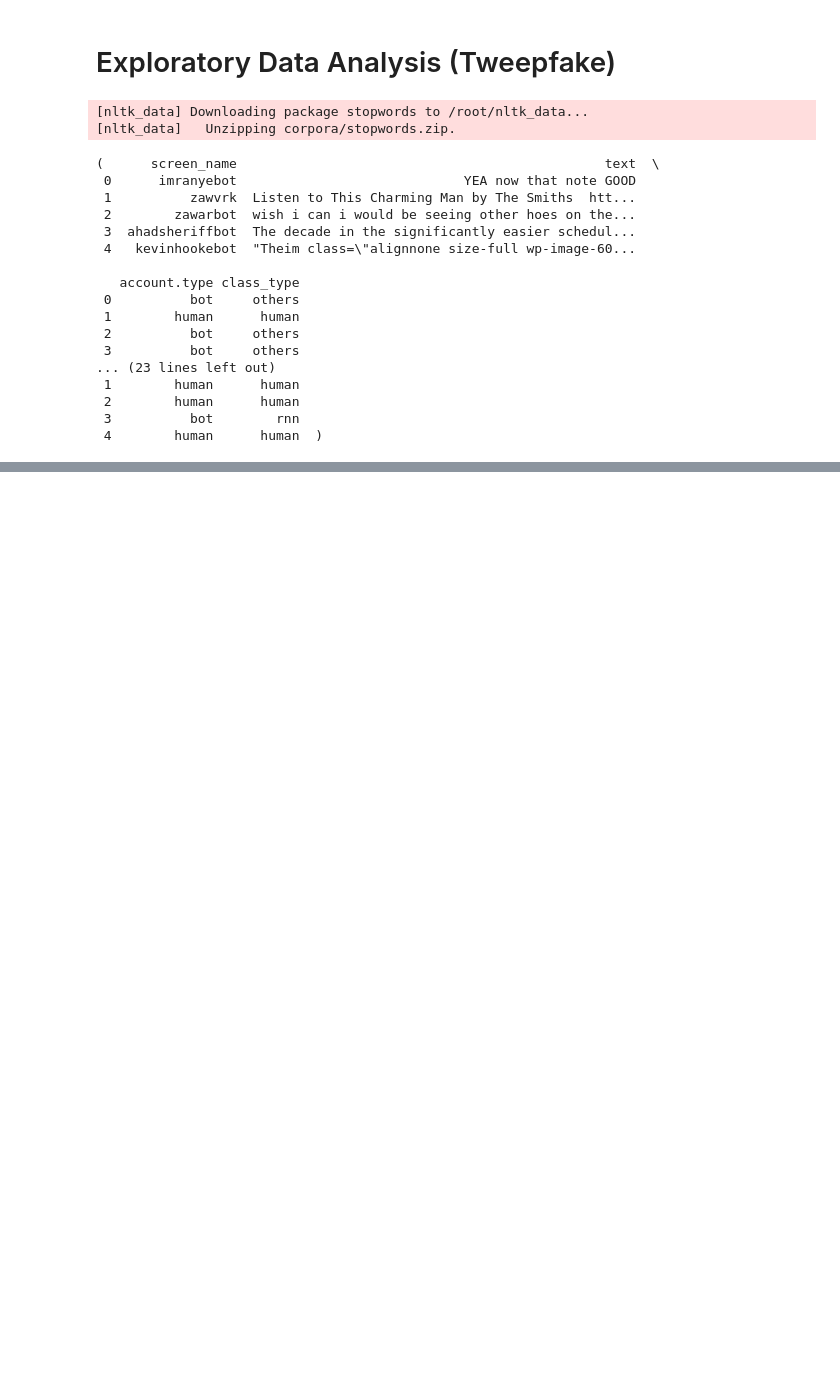
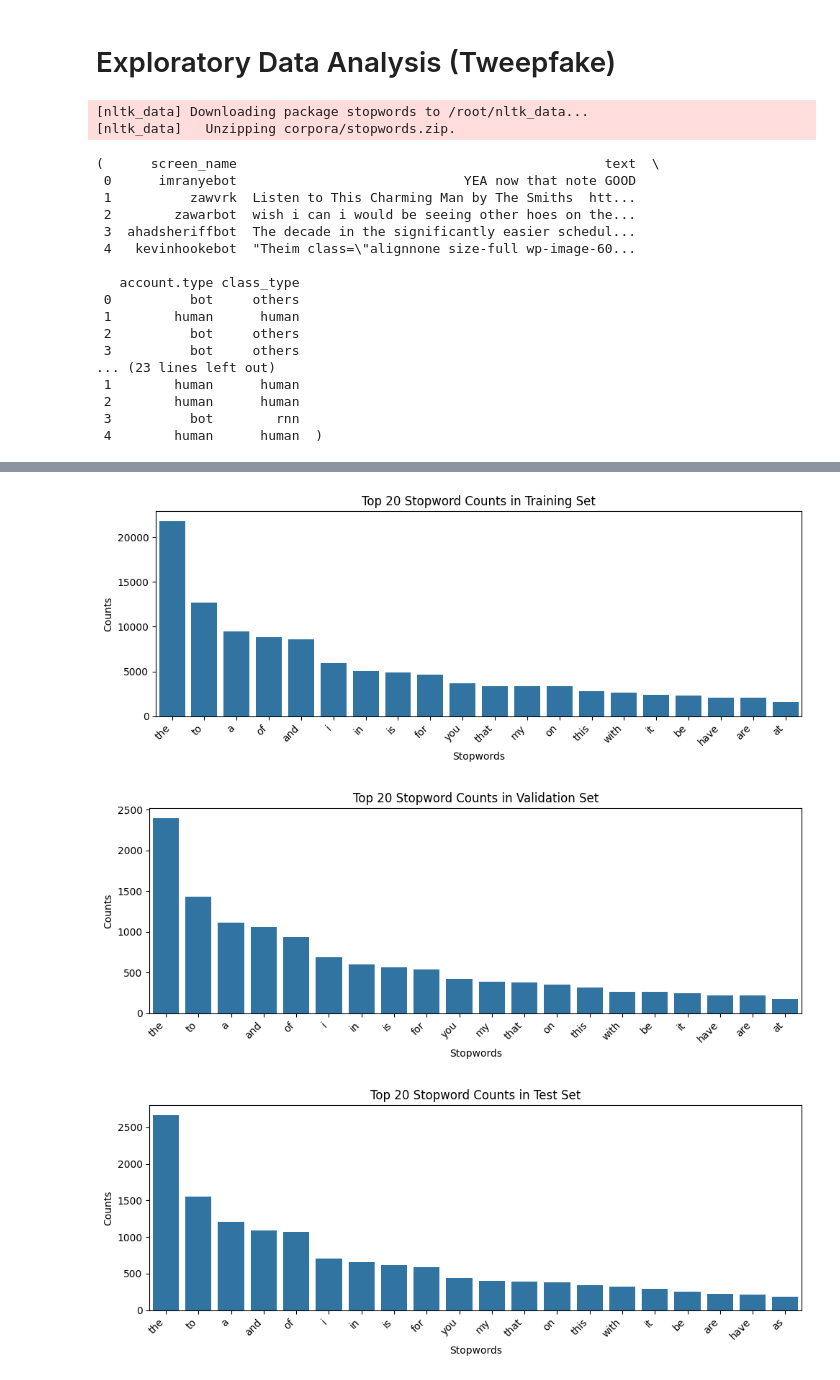
Before and after one commit to hstoklosa/fake-tweets-detection, a Jupyter notebook: eda.ipynb, the cells around one changed output, grey strips where cells are left out. Saved outputs shown, nothing was run; the diff lists cells and outputs as text; code cells hidden in the pictures; blank space fills up the shorter version.

Commit message:
feat: count stopwords in each split

```diff
--- a/eda.ipynb
+++ b/eda.ipynb
@@ -59,0 +103,27 @@ train_df.head(), val_df.head(), test_df.head()
+# %%
+# prompt: visualise the train_stopword_counts, val_stopword_counts and test_stopword_counts dictionaries with word:count pairs
+
+import matplotlib.pyplot as plt
+import seaborn as sns
+
+def plot_stopword_counts(stopword_counts, title):
+  """Plots the stopword counts as a bar chart."""
+  sorted_counts = dict(sorted(stopword_counts.items(), key=lambda item: item[1], reverse=True))
+
+  plt.figure(figsize=(10, 4))
+  sns.barplot(x=list(sorted_counts.keys())[:20], y=list(sorted_counts.values())[:20])
+  plt.xlabel("Stopwords")
+  plt.ylabel("Counts")
+  plt.title(title)
+  plt.xticks(rotation=45, ha='right')
+  plt.tight_layout()
+  plt.show()
+
+
+plot_stopword_counts(train_stopword_counts, "Top 20 Stopword Counts in Training Set")
+plot_stopword_counts(val_stopword_counts, "Top 20 Stopword Counts in Validation Set")
+plot_stopword_counts(test_stopword_counts, "Top 20 Stopword Counts in Test Set")
+# %% [output]
+[figure, added]
+[figure, added]
+[figure, added]
```
Also changed, not shown: parts of 3 cells of this notebook.
